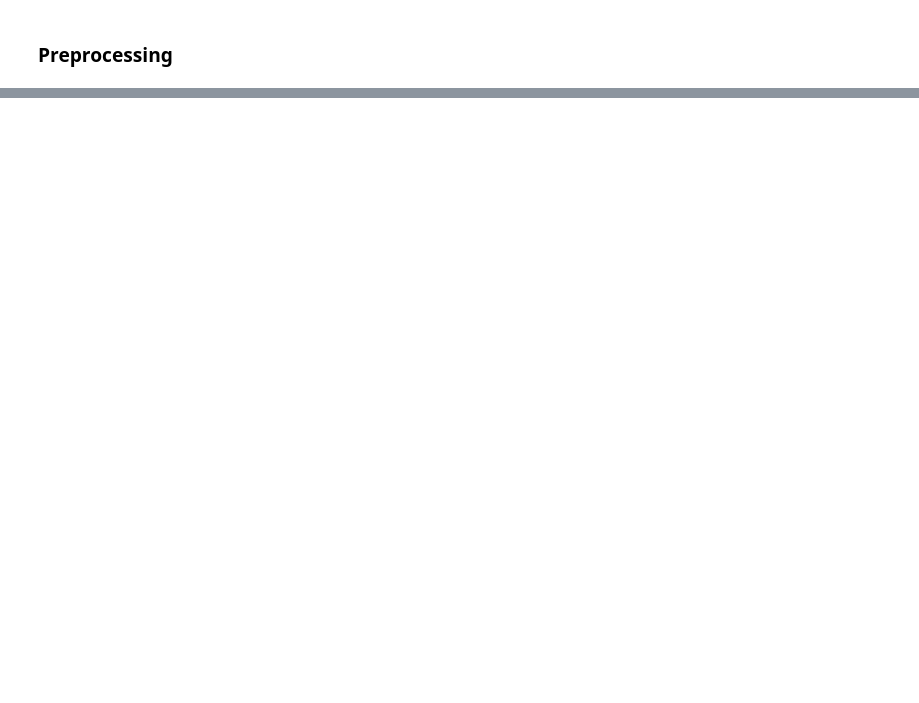
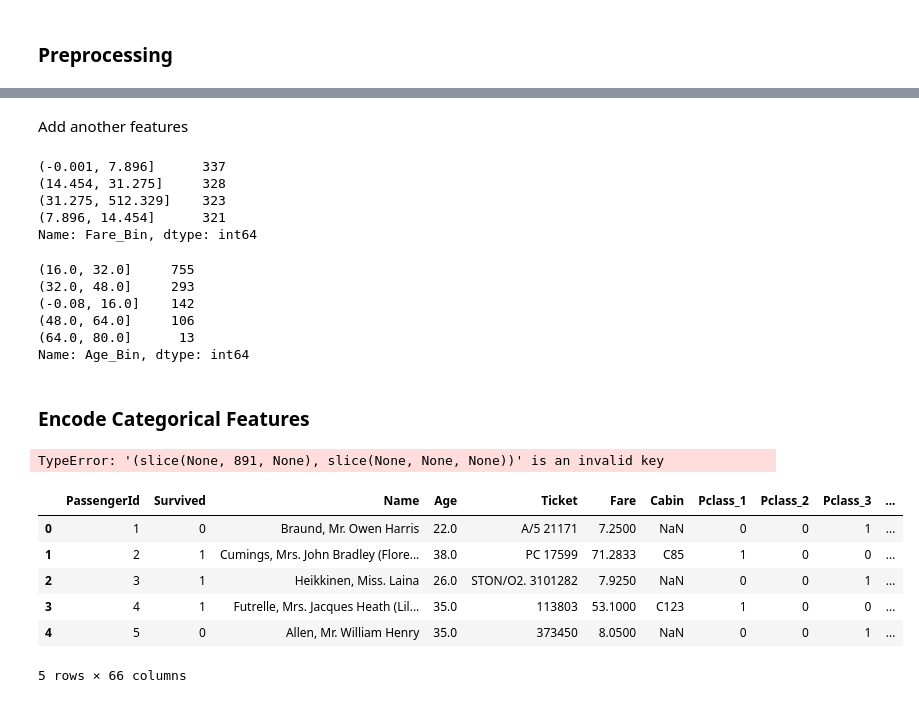
Before and after one commit to gregvidy/flask_ml_model_deployment, a Jupyter notebook: data_exploration.ipynb, the cells around one changed output, grey strips where cells are left out. Drawn from its saved outputs; the diff is of its cells as text; code cells hidden in the pictures; blank space fills up the shorter version.

```diff
--- a/data_exploration.ipynb
+++ b/data_exploration.ipynb
@@ -44,0 +160,6 @@ full_data.head()
+# %%
+stat_min = 10 #while small is arbitrary, we'll use the common minimum in statistics: http://nicholasjjackson.com/2012/03/08/sample-size-is-10-a-magic-number/
+title_names = (full_data["Title"].value_counts() < stat_min) #this will create a true false series with title name as index
+
+#apply and lambda functions are quick and dirty code to find and replace with fewer lines of code: https://community.modeanalytics.com/python/tutorial/pandas-groupby-and-python-lambda-functions/
+full_data["Title"] = full_data["Title"].apply(lambda x: "Misc" if title_names.loc[x] == True else x)
@@ -44,0 +168,3 @@ full_data.head()
+# %%
+fare_by_class = full_data.groupby(["Pclass"])["Fare"].median()
+full_data["Fare"] = full_data.apply(lambda row: fare_by_class[row["Pclass"]] if np.isnan(row["Fare"]) else row["Fare"], axis=1)
@@ -44,0 +179,25 @@ full_data.head()
+# %% [markdown]
+Add another features
+# %%
+full_data["Family_Size"] = full_data["SibSp"] + full_data["Parch"] + 1
+full_data["Fare_Bin"] = pd.qcut(full_data["Fare"], 4)
+full_data["Age_Bin"] = pd.cut(full_data["Age"].astype(int), 5)
+# %%
+full_data.Fare_Bin.value_counts()
+# %% [output]
+(-0.001, 7.896]      337
+(14.454, 31.275]     328
+(31.275, 512.329]    323
+(7.896, 14.454]      321
+Name: Fare_Bin, dtype: int64
+# %%
+full_data.Age_Bin.value_counts()
+# %% [output]
+(16.0, 32.0]     755
+(32.0, 48.0]     293
+(-0.08, 16.0]    142
+(48.0, 64.0]     106
+(64.0, 80.0]      13
+Name: Age_Bin, dtype: int64
+# %% [markdown]
+### Encode Categorical Features
@@ -44,0 +206,27 @@ full_data.head()
+# %%
+train_len = len(train)
+
+cols = [c for c in full_data.columns if c not in ["Age",
+                                                  "Fare",
+                                                  "Cabin",
+                                                  "Name",
+                                                  "PassengerId",
+                                                  "Survived",
+                                                  "Ticket"]]
+cat_feats = CategoricalFeatures(full_data, categorical_features=cols, encoding_type="one_hot",handle_na=True)
+full_data_transformed = cat_feats.fit_transform()
+full_data_transformed.drop(["Cabin","Name","PassengerId","Survived","Ticket"], axis=1, inplace=True)
+train_df = full_data_transformed[:train_len, :]
+test_df = full_data_transformed[train_len:, :]
+# %% [output]
+TypeError: '(slice(None, 891, None), slice(None, None, None))' is an invalid key
+# %%
+full_data_transformed.head()
+# %% [output]
+|  | PassengerId | Survived | Name | Age | Ticket | Fare | Cabin | Pclass_1 | Pclass_2 | Pclass_3 | ... |
+| 0 | 1 | 0 | Braund, Mr. Owen Harris | 22.0 | A/5 21171 | 7.2500 | NaN | 0 | 0 | 1 | ... |
+| 1 | 2 | 1 | Cumings, Mrs. John Bradley (Flore... | 38.0 | PC 17599 | 71.2833 | C85 | 1 | 0 | 0 | ... |
+| 2 | 3 | 1 | Heikkinen, Miss. Laina | 26.0 | STON/O2. 3101282 | 7.9250 | NaN | 0 | 0 | 1 | ... |
+| 3 | 4 | 1 | Futrelle, Mrs. Jacques Heath (Lil... | 35.0 | 113803 | 53.1000 | C123 | 1 | 0 | 0 | ... |
+| 4 | 5 | 0 | Allen, Mr. William Henry | 35.0 | 373450 | 8.0500 | NaN | 0 | 0 | 1 | ... |
+5 rows × 66 columns
```
Also changed, not shown: parts of 29 cells of this notebook.
